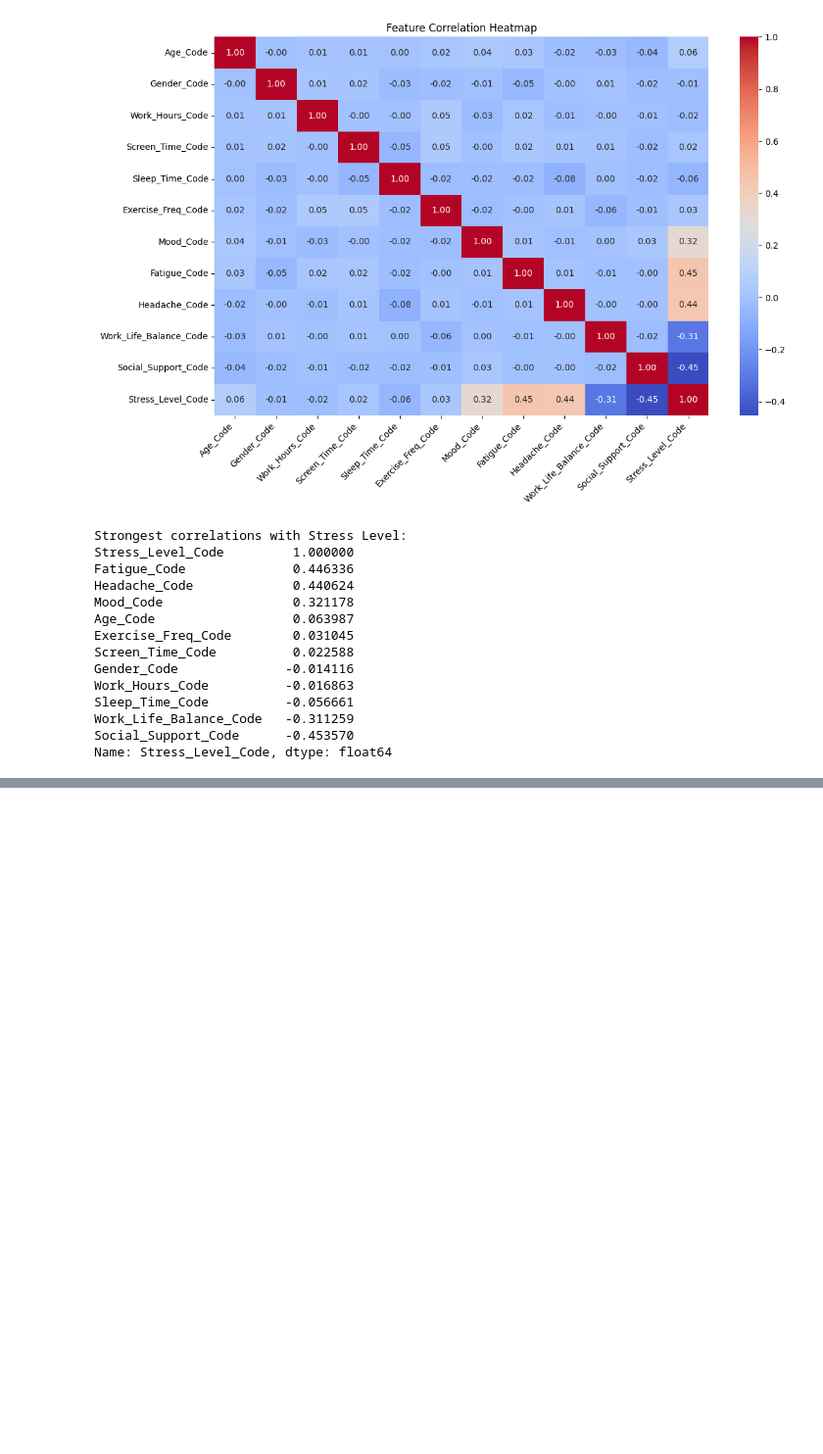
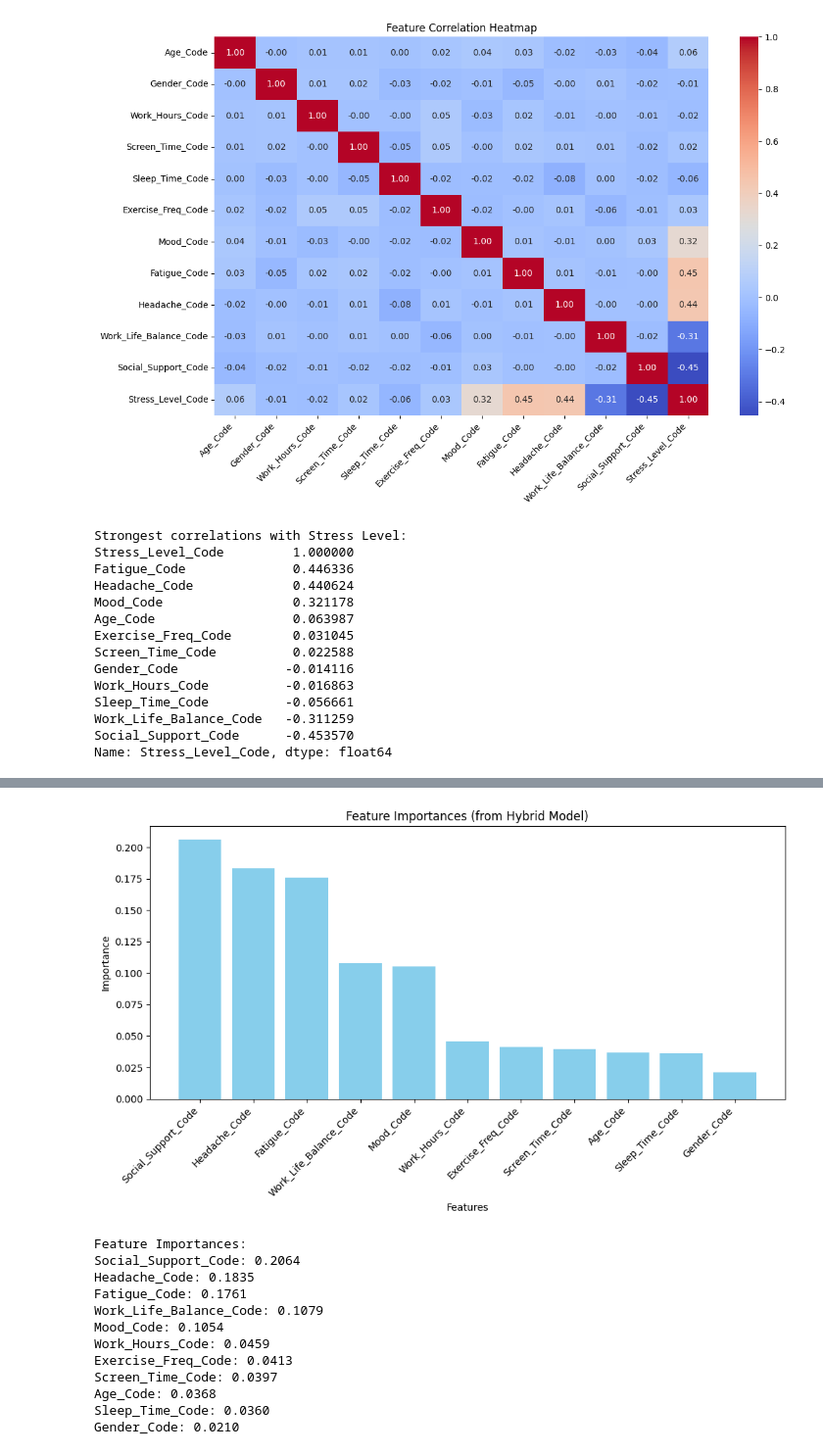
Before and after one commit to kiyoshi-code/Stress-Detection-Project, a Jupyter notebook: main.ipynb, the cells around one changed output, grey strips where cells are left out. Shown: that part at 98% size. Saved outputs shown, nothing was run; the diff lists cells and outputs as text; code cells hidden in the pictures; blank space fills up the shorter version.

```diff
--- a/main.ipynb
+++ b/main.ipynb
@@ -503,0 +498,3 @@ plt.show()
+# %%
+rf_optimized = RandomForestClassifier(random_state=42, n_estimators=50, max_depth=15, n_jobs=-1, min_samples_split=5, min_samples_leaf=2)
+svm_optimized = SVC(kernel='rbf', C=1.0, gamma='scale', probability=True, random_state=42)
@@ -503,0 +672,35 @@ plt.show()
+# %%
+#Feature Importance from Hybrid Model
+feature_importances = pd.DataFrame({
+    'Feature': features,
+    'Importance': voting_clf.estimators_[0].feature_importances_
+})
+
+feature_importances = feature_importances.sort_values('Importance', ascending=False)
+
+plt.figure(figsize=(10, 6))
+plt.bar(feature_importances['Feature'], feature_importances['Importance'], color='skyblue')
+plt.title('Feature Importances (from Hybrid Model)')
+plt.xlabel('Features')
+plt.ylabel('Importance')
+plt.xticks(rotation=45, ha='right')
+plt.tight_layout()
+plt.show()
+
+print("\nFeature Importances:")
+for idx, row in feature_importances.iterrows():
+    print(f"{row['Feature']}: {row['Importance']:.4f}")
+# %% [output]
+[figure, added]
+Feature Importances:
+Social_Support_Code: 0.2064
+Headache_Code: 0.1835
+Fatigue_Code: 0.1761
+Work_Life_Balance_Code: 0.1079
+Mood_Code: 0.1054
+Work_Hours_Code: 0.0459
+Exercise_Freq_Code: 0.0413
+Screen_Time_Code: 0.0397
+Age_Code: 0.0368
+Sleep_Time_Code: 0.0360
+Gender_Code: 0.0210
```
Also changed, not shown: parts of 26 cells of this notebook, 3 other files.
